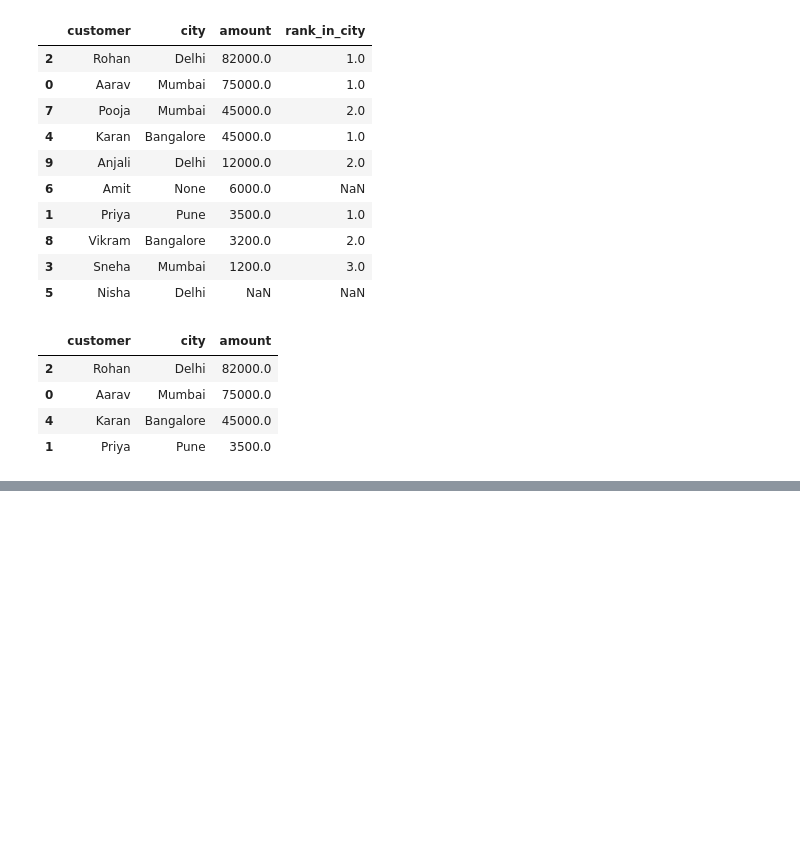
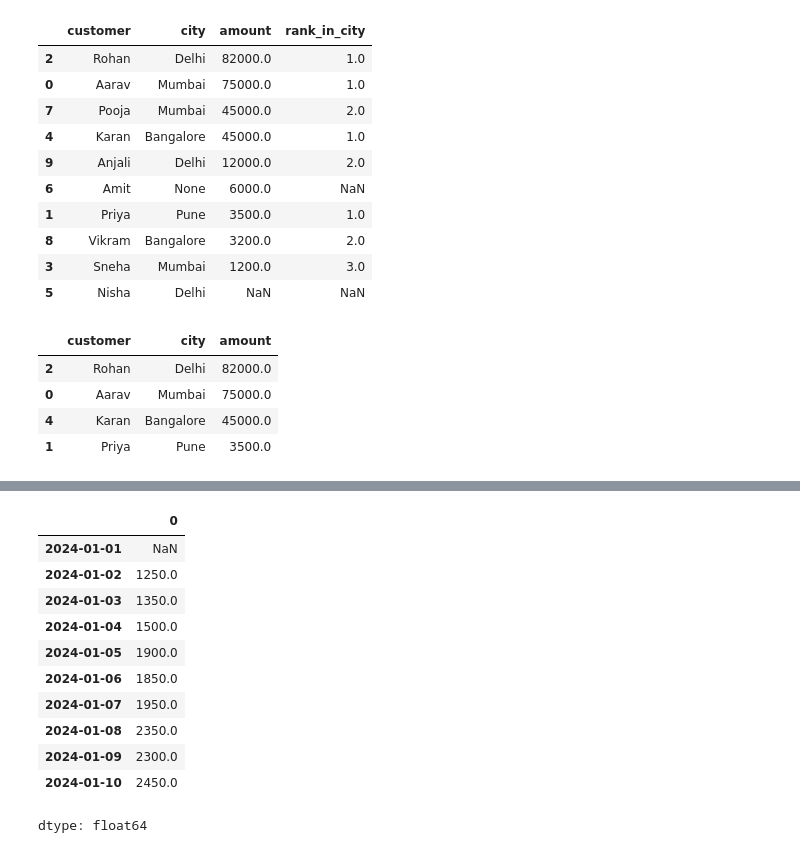
Before and after one commit to Bhakti77/pandas, a Jupyter notebook: Pandas_Intermediate.ipynb, the cells around one changed output, grey strips where cells are left out. Saved outputs shown, nothing was run; the diff lists cells and outputs as text; code cells hidden in the pictures; blank space fills up the shorter version.

```diff
--- a/Pandas_Intermediate.ipynb
+++ b/Pandas_Intermediate.ipynb
@@ -283,0 +300,15 @@ df[df['rank_in_city'] == 1][['customer', 'city', 'amount']]
+# %%
+sales_data.rolling(2).mean()
+# %% [output]
+|  | 0 |
+| 2024-01-01 | NaN |
+| 2024-01-02 | 1250.0 |
+| 2024-01-03 | 1350.0 |
+| 2024-01-04 | 1500.0 |
+| 2024-01-05 | 1900.0 |
+| 2024-01-06 | 1850.0 |
+| 2024-01-07 | 1950.0 |
+| 2024-01-08 | 2350.0 |
+| 2024-01-09 | 2300.0 |
+| 2024-01-10 | 2450.0 |
+dtype: float64
```
Also changed, not shown: parts of 3 cells of this notebook.
